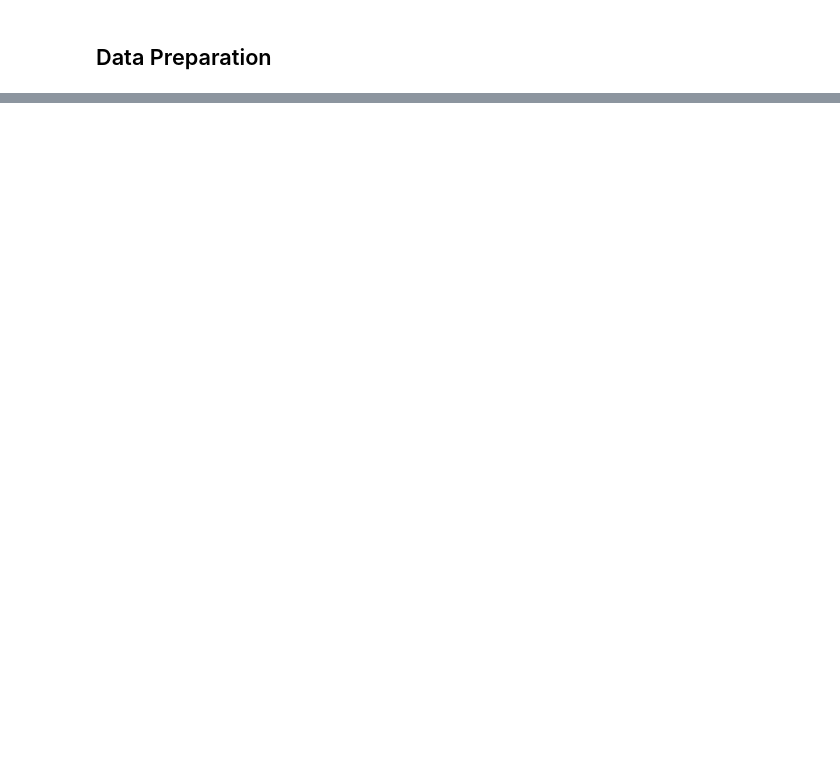
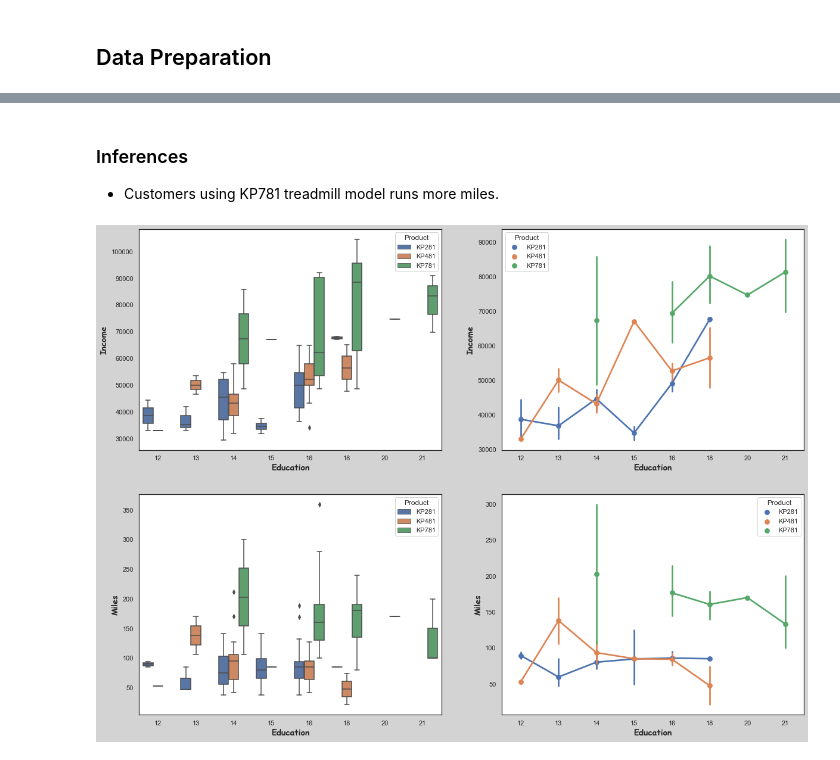
Before and after one commit to Akshat-MS/DataScience-CaseStudies, a Jupyter notebook: Aerofit/Aerofit - Descriptive Statistics & Probability.ipynb, the cells around one changed output, grey strips where cells are left out. Drawn from its saved outputs; the diff is of its cells as text; code cells hidden in the pictures; blank space fills up the shorter version.

```diff
--- a/Aerofit/Aerofit - Descriptive Statistics & Probability.ipynb
+++ b/Aerofit/Aerofit - Descriptive Statistics & Probability.ipynb
@@ -215,0 +500,8 @@ aerofit_data.describe()
+# %% [markdown]
+### Inferences
+ - Customers using KP781 treadmill model runs more miles.
+# %%
+col_num = [ 'Income', 'Miles']
+num_mult_analysis(aerofit_data,col_num,"Education","Product")
+# %% [output]
+[figure, added]
```
Also changed, not shown: parts of 92 cells of this notebook, 2 other files.
